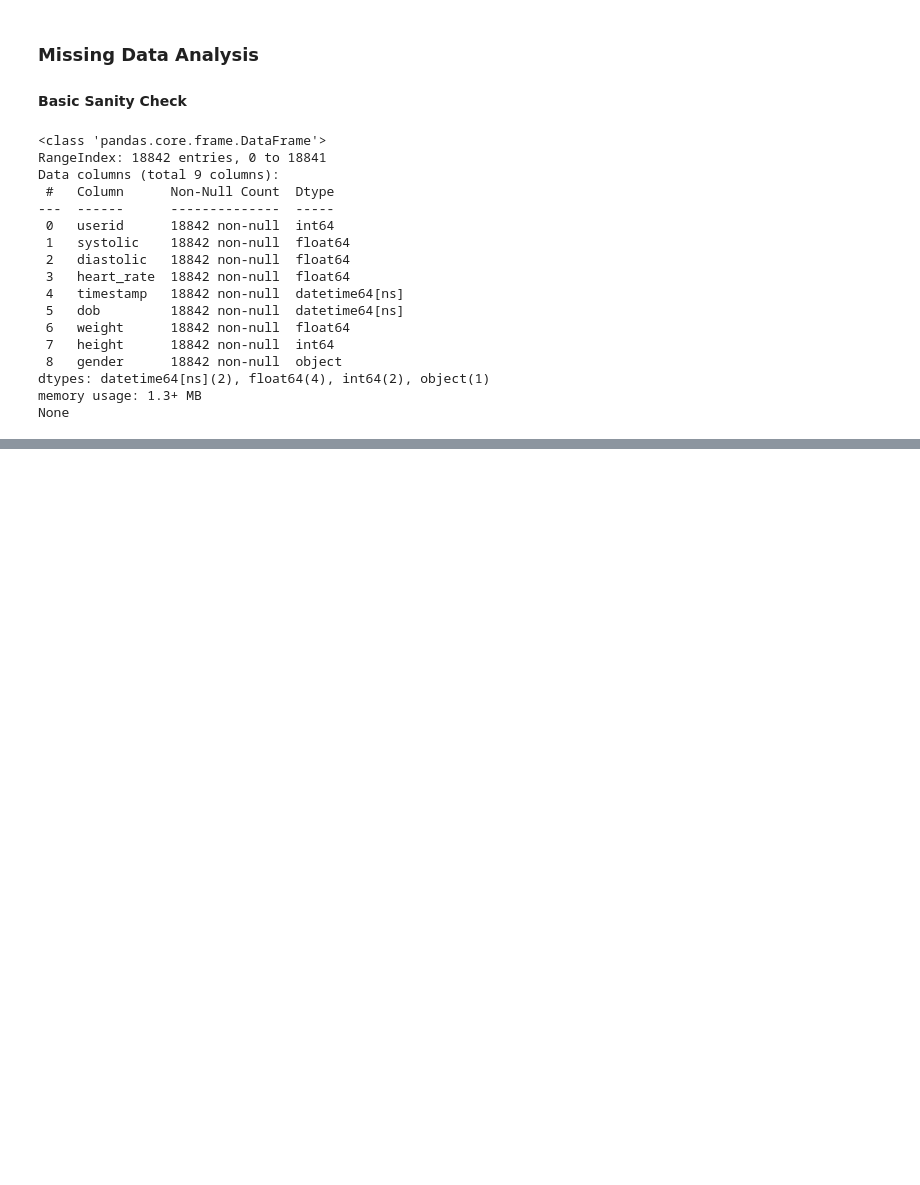
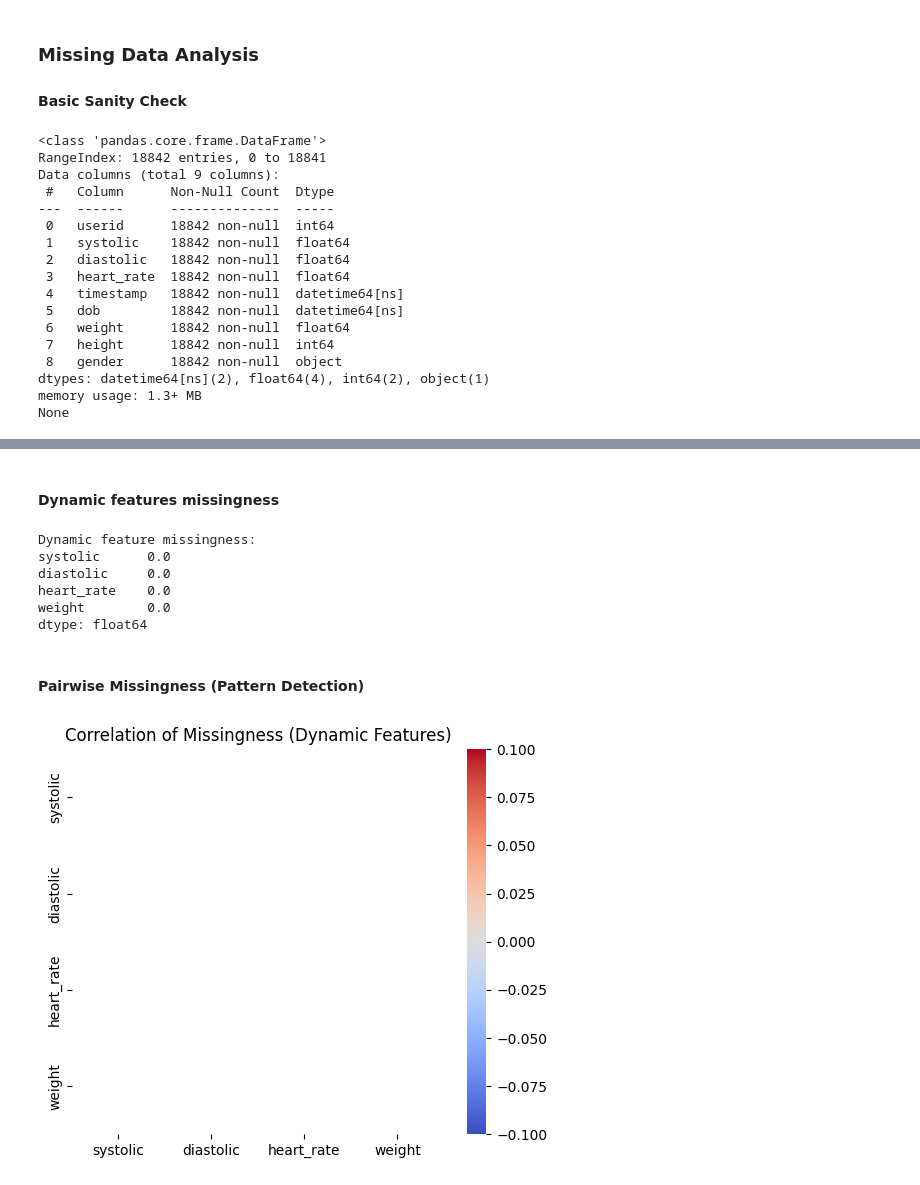
Before and after one commit to Biendaika/Research-in-Hypertension, a Jupyter notebook: Missing Data Analysis.ipynb, the cells around one changed output, grey strips where cells are left out. Cells and saved outputs as stored; diff of their text form; code cells hidden in the pictures; blank space fills up the shorter version.

```diff
--- a/Missing Data Analysis.ipynb
+++ b/Missing Data Analysis.ipynb
@@ -54,0 +100,26 @@ dtype: float64
+# %% [markdown]
+#### Dynamic features missingness
+# %%
+dynamic_cols = ["systolic", "diastolic", "heart_rate", "weight"]
+
+dynamic_missing = data[dynamic_cols].isnull().mean()
+print("Dynamic feature missingness:")
+print(dynamic_missing)
+# %% [output]
+Dynamic feature missingness:
+systolic      0.0
+diastolic     0.0
+heart_rate    0.0
+weight        0.0
+dtype: float64
+# %% [markdown]
+#### Pairwise Missingness (Pattern Detection)
+# %%
+pairwise_missing = data[dynamic_cols].isnull().corr()
+
+plt.figure(figsize=(6, 5))
+sns.heatmap(pairwise_missing, annot=True, cmap="coolwarm")
+plt.title("Correlation of Missingness (Dynamic Features)")
+plt.show()
+# %% [output]
+[figure, added]
```
Also changed, not shown: parts of 13 cells of this notebook.
